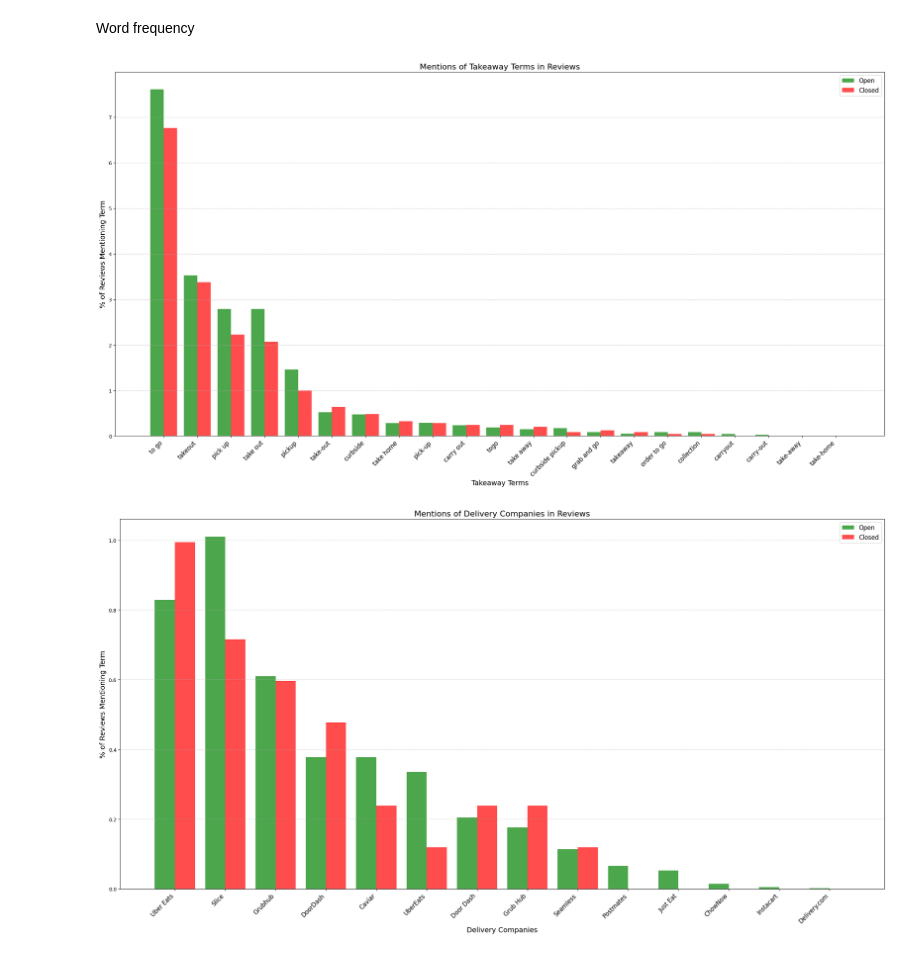
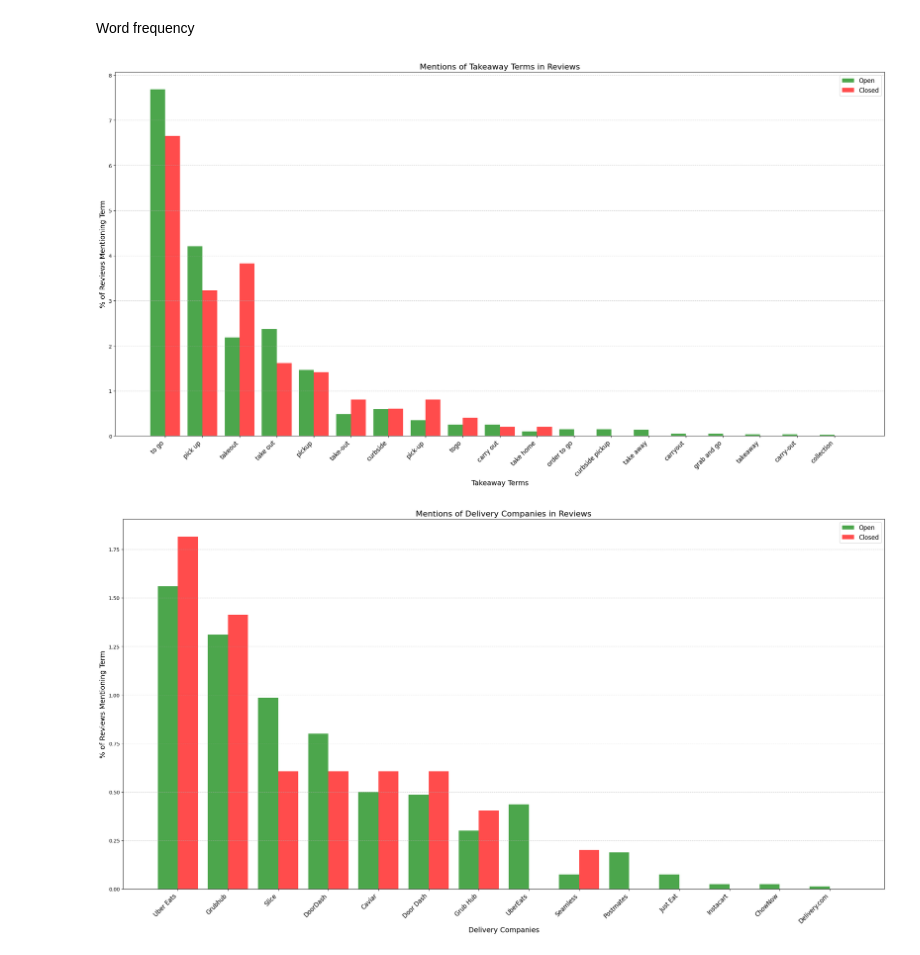
Before and after one commit to ZeeshawnH/ZeeshawnH.github.io, a Jupyter notebook: mustafa.ipynb, the cells around one changed output. Drawn from its saved outputs; the diff is of its cells as text; code cells hidden in the pictures.

```diff
--- a/mustafa.ipynb
+++ b/mustafa.ipynb
@@ -655,34 +660,34 @@ def plot_comparison(open_freq, closed_freq, terms, title, xlabel):
     plt.bar(x + width/2, closed_vals, width, label='Closed', color='red', alpha=0.7)
     plt.xticks(x, terms, rotation=45, ha='right', fontsize=12)
     plt.xlabel(xlabel, fontsize=14)
     plt.ylabel('% of Reviews Mentioning Term', fontsize=14)
     plt.title(title, fontsize=16)
     plt.legend(fontsize=12)
     plt.grid(axis='y', linestyle='--', alpha=0.6)
     plt.tight_layout()
     plt.show()
 
 # Texts
-open_texts = open_reviews['text'].tolist()
-closed_texts = closed_reviews['text'].tolist()
+open_texts = open_reviews[open_reviews["stars"]<3]['text'].tolist()
+closed_texts = closed_reviews[closed_reviews["stars"]<3]['text'].tolist()
 
 # Frequencies
 open_takeaway = term_mention_percentages(open_texts, takeaway_terms)
 closed_takeaway = term_mention_percentages(closed_texts, takeaway_terms)
 open_delivery = term_mention_percentages(open_texts, delivery_companies)
 closed_delivery = term_mention_percentages(closed_texts, delivery_companies)
 open_hygiene = term_mention_percentages(open_texts, hygiene_terms)
 closed_hygiene = term_mention_percentages(closed_texts, hygiene_terms)
 
 # Plots
 plot_comparison(open_takeaway, closed_takeaway, takeaway_terms,
                 'Mentions of Takeaway Terms in Reviews', 'Takeaway Terms')
 
 plot_comparison(open_delivery, closed_delivery, delivery_companies,
                 'Mentions of Delivery Companies in Reviews', 'Delivery Companies')
 
 plot_comparison(open_hygiene, closed_hygiene, hygiene_terms,
                 'Mentions of COVID-Related Hygiene Terms in Reviews', 'Hygiene Terms')
 # %% [output]
-[figure, old version]
+[figure, new version]
-[figure, old version]
+[figure, new version]
```
Also changed, not shown: parts of 3 cells of this notebook, 4 other files.
